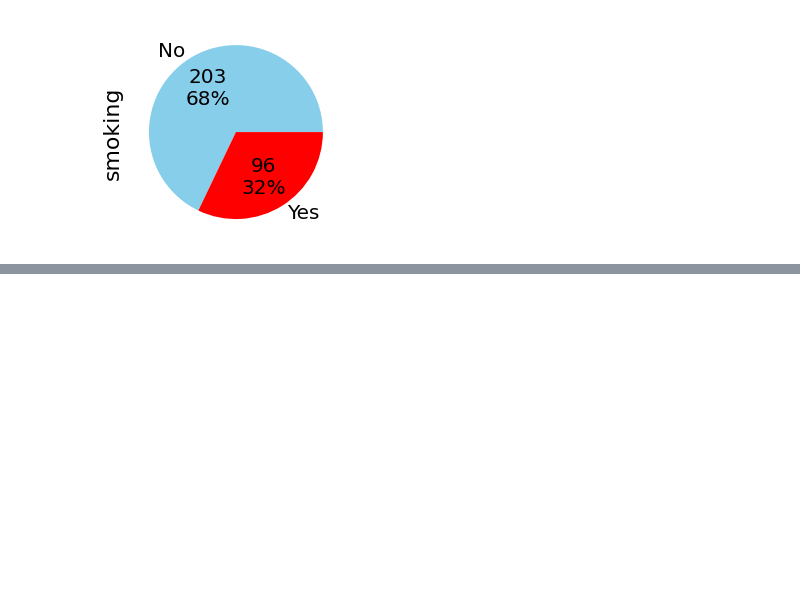
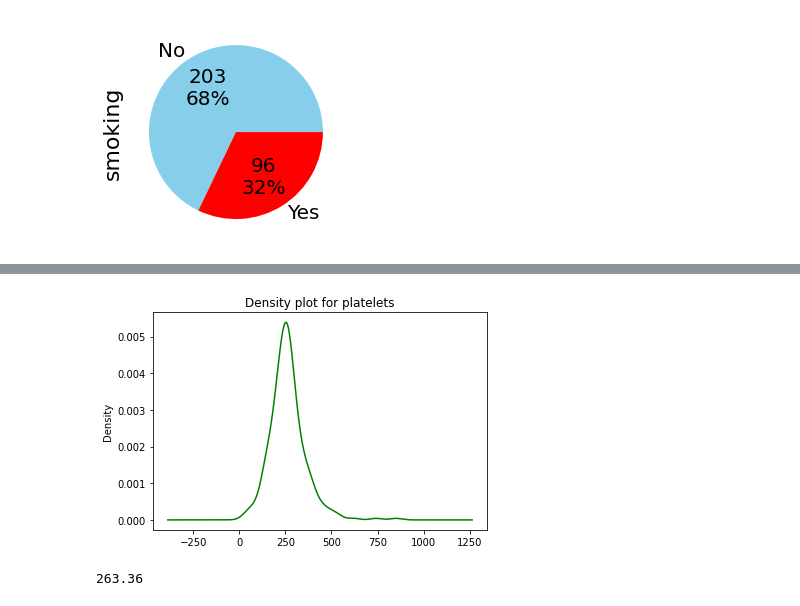
Before and after one commit to shantanu779/data_science, a Jupyter notebook: assignment2.ipynb, the cells around one changed output, grey strips where cells are left out. Drawn from its saved outputs; the diff is of its cells as text; code cells hidden in the pictures; blank space fills up the shorter version.

```diff
--- a/assignment2.ipynb
+++ b/assignment2.ipynb
@@ -285,0 +330,11 @@ plt.show()
+# %%
+Rd.platelets.plot.density(color='green')
+plt.title('Density plot for platelets')
+plt.show()
+# %% [output]
+[figure, added]
+# %%
+mu = Rd['platelets'].mean().round(2)
+print(mu)
+# %% [output]
+263.36
```
Also changed, not shown: parts of 9 cells of this notebook, 1 other file.
